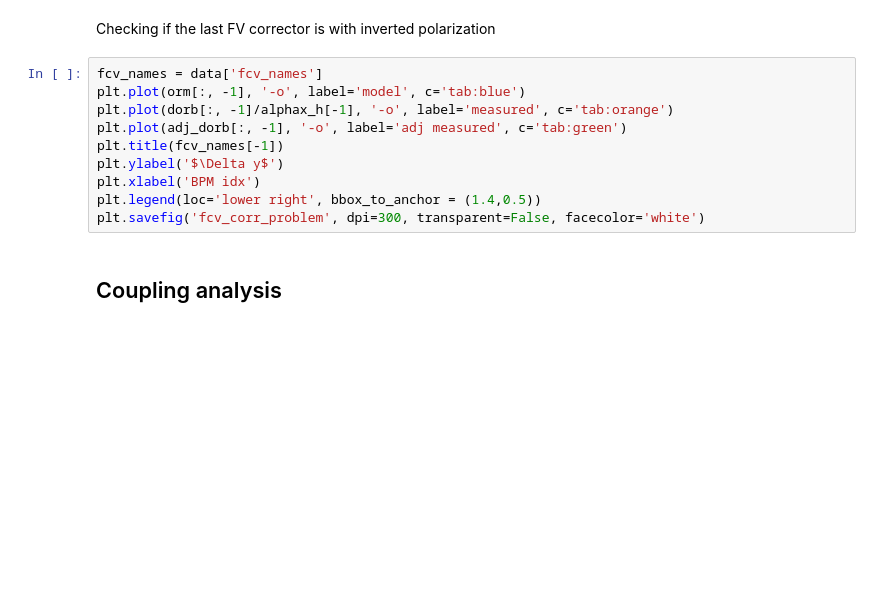
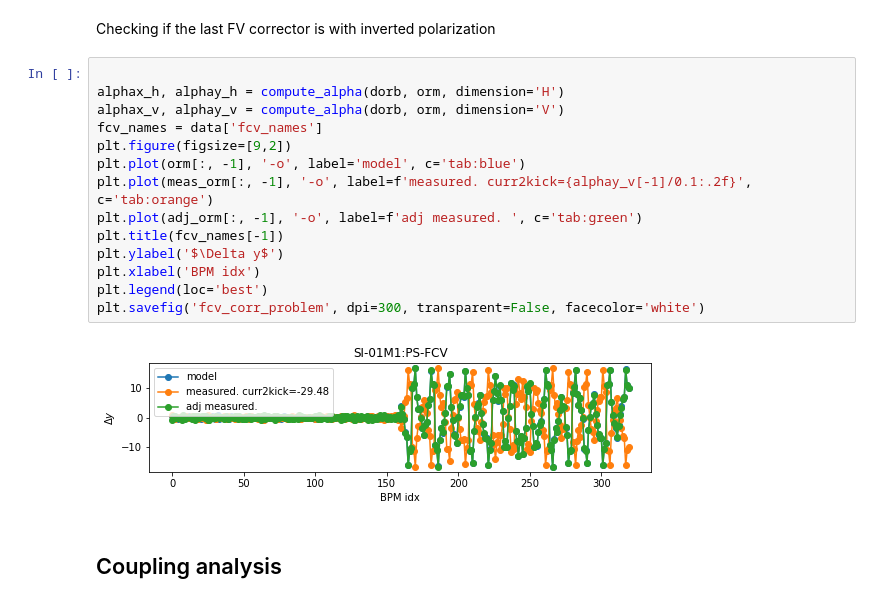
Before and after one commit to lnls-fac/apsuite, a Jupyter notebook: apsuite/fast_correctors/fast_correctors_polarization_measure.ipynb, the cells around one changed output. Drawn from its saved outputs; the diff is of its cells as text; blank space fills up the shorter version.

```diff
--- a/apsuite/fast_correctors/fast_correctors_polarization_measure.ipynb
+++ b/apsuite/fast_correctors/fast_correctors_polarization_measure.ipynb
@@ -316,15 +353,21 @@ Text(110, -10, 'FV correctors')
 # %% [markdown]
 Checking if the last FV corrector is with inverted polarization
 # %%
+
+alphax_h, alphay_h = compute_alpha(dorb, orm, dimension='H')
+alphax_v, alphay_v = compute_alpha(dorb, orm, dimension='V')
 fcv_names = data['fcv_names']
+plt.figure(figsize=[9,2])
 plt.plot(orm[:, -1], '-o', label='model', c='tab:blue')
-plt.plot(dorb[:, -1]/alphax_h[-1], '-o', label='measured', c='tab:orange')
-plt.plot(adj_dorb[:, -1], '-o', label='adj measured', c='tab:green')
+plt.plot(meas_orm[:, -1], '-o', label=f'measured. curr2kick={alphay_v[-1]/0.1:.2f}', c='tab:orange')
+plt.plot(adj_orm[:, -1], '-o', label=f'adj measured. ', c='tab:green')
 plt.title(fcv_names[-1])
 plt.ylabel('$\Delta y$')
 plt.xlabel('BPM idx')
-plt.legend(loc='lower right', bbox_to_anchor = (1.4,0.5))
+plt.legend(loc='best')
 plt.savefig('fcv_corr_problem', dpi=300, transparent=False, facecolor='white')
+# %% [output]
+[figure, added]
 # %% [markdown]
 ## Coupling analysis
 # %% [markdown]
```
Also changed, not shown: parts of 34 cells of this notebook, 9 other files.
